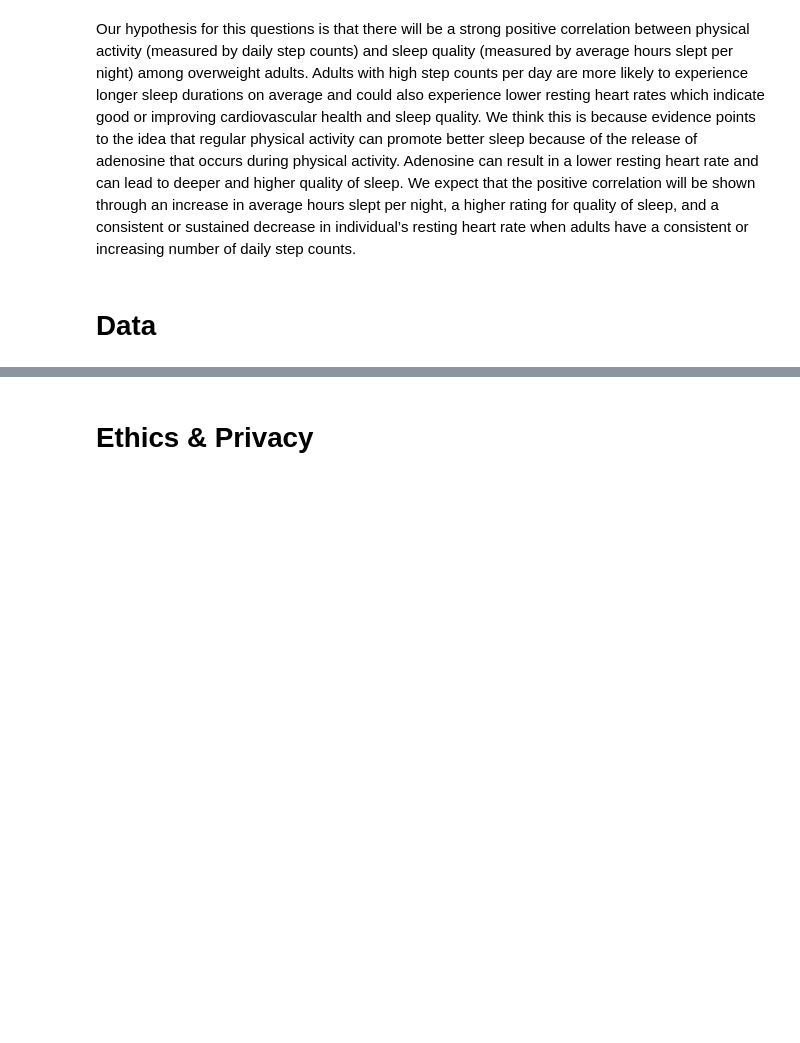
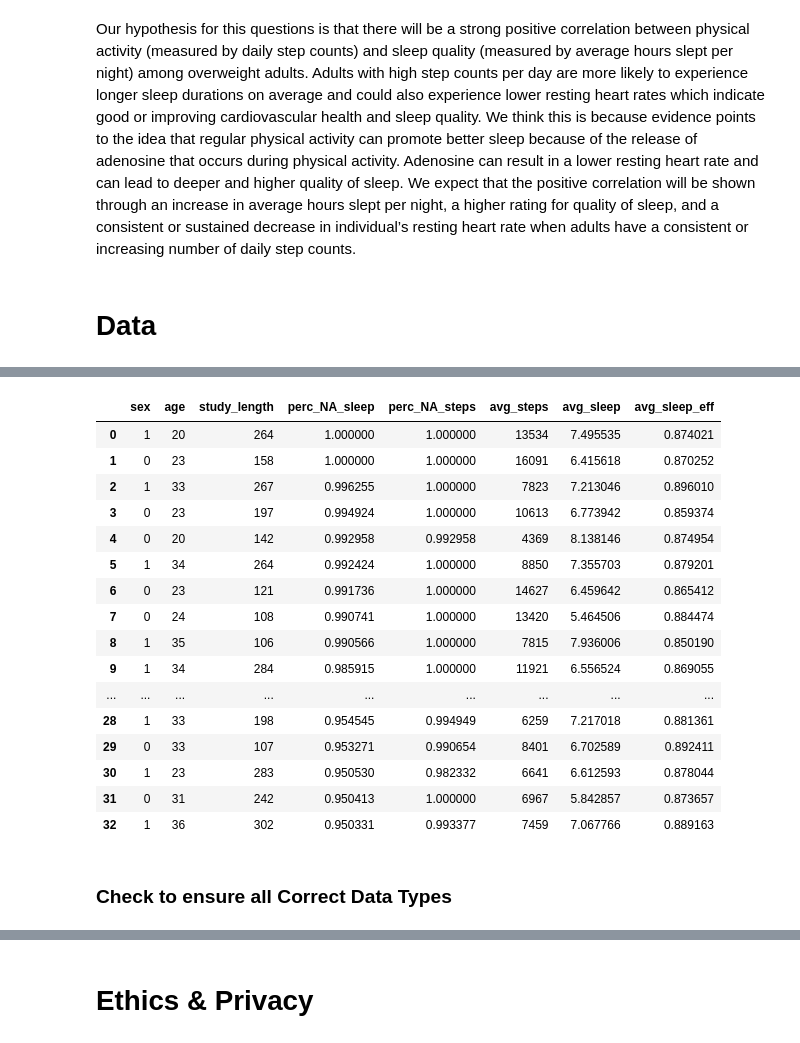
Before and after one commit to amchang2/Sleep-and-Exercise-Data-Visualization, a Jupyter notebook: DataCheckpoint_Group026-FA24.ipynb, the cells around one changed output, grey strips where cells are left out. Cells and saved outputs as stored; diff of their text form; code cells hidden in the pictures; blank space fills up the shorter version.

```diff
--- a/DataCheckpoint_Group026-FA24.ipynb
+++ b/DataCheckpoint_Group026-FA24.ipynb
@@ -63,0 +182,24 @@ sm_avg = sm[['age', 'study_length', 'avg_steps', 'avg_sleep', 'avg_sleep_eff']]
+# %%
+# convert average sleep from minutes to hours
+df['avg_sleep'] = df['avg_sleep'].apply(standardize_sleep)
+df
+# %% [output]
+|  | sex | age | study_length | perc_NA_sleep | perc_NA_steps | avg_steps | avg_sleep | avg_sleep_eff |
+| 0 | 1 | 20 | 264 | 1.000000 | 1.000000 | 13534 | 7.495535 | 0.874021 |
+| 1 | 0 | 23 | 158 | 1.000000 | 1.000000 | 16091 | 6.415618 | 0.870252 |
+| 2 | 1 | 33 | 267 | 0.996255 | 1.000000 | 7823 | 7.213046 | 0.896010 |
+| 3 | 0 | 23 | 197 | 0.994924 | 1.000000 | 10613 | 6.773942 | 0.859374 |
+| 4 | 0 | 20 | 142 | 0.992958 | 0.992958 | 4369 | 8.138146 | 0.874954 |
+| 5 | 1 | 34 | 264 | 0.992424 | 1.000000 | 8850 | 7.355703 | 0.879201 |
+| 6 | 0 | 23 | 121 | 0.991736 | 1.000000 | 14627 | 6.459642 | 0.865412 |
+| 7 | 0 | 24 | 108 | 0.990741 | 1.000000 | 13420 | 5.464506 | 0.884474 |
+| 8 | 1 | 35 | 106 | 0.990566 | 1.000000 | 7815 | 7.936006 | 0.850190 |
+| 9 | 1 | 34 | 284 | 0.985915 | 1.000000 | 11921 | 6.556524 | 0.869055 |
+| ... | ... | ... | ... | ... | ... | ... | ... | ... |
+| 28 | 1 | 33 | 198 | 0.954545 | 0.994949 | 6259 | 7.217018 | 0.881361 |
+| 29 | 0 | 33 | 107 | 0.953271 | 0.990654 | 8401 | 6.702589 | 0.892411 |
+| 30 | 1 | 23 | 283 | 0.950530 | 0.982332 | 6641 | 6.612593 | 0.878044 |
+| 31 | 0 | 31 | 242 | 0.950413 | 1.000000 | 6967 | 5.842857 | 0.873657 |
+| 32 | 1 | 36 | 302 | 0.950331 | 0.993377 | 7459 | 7.067766 | 0.889163 |
+# %% [markdown]
+### Check to ensure all Correct Data Types
```
Also changed, not shown: parts of 16 cells of this notebook.
